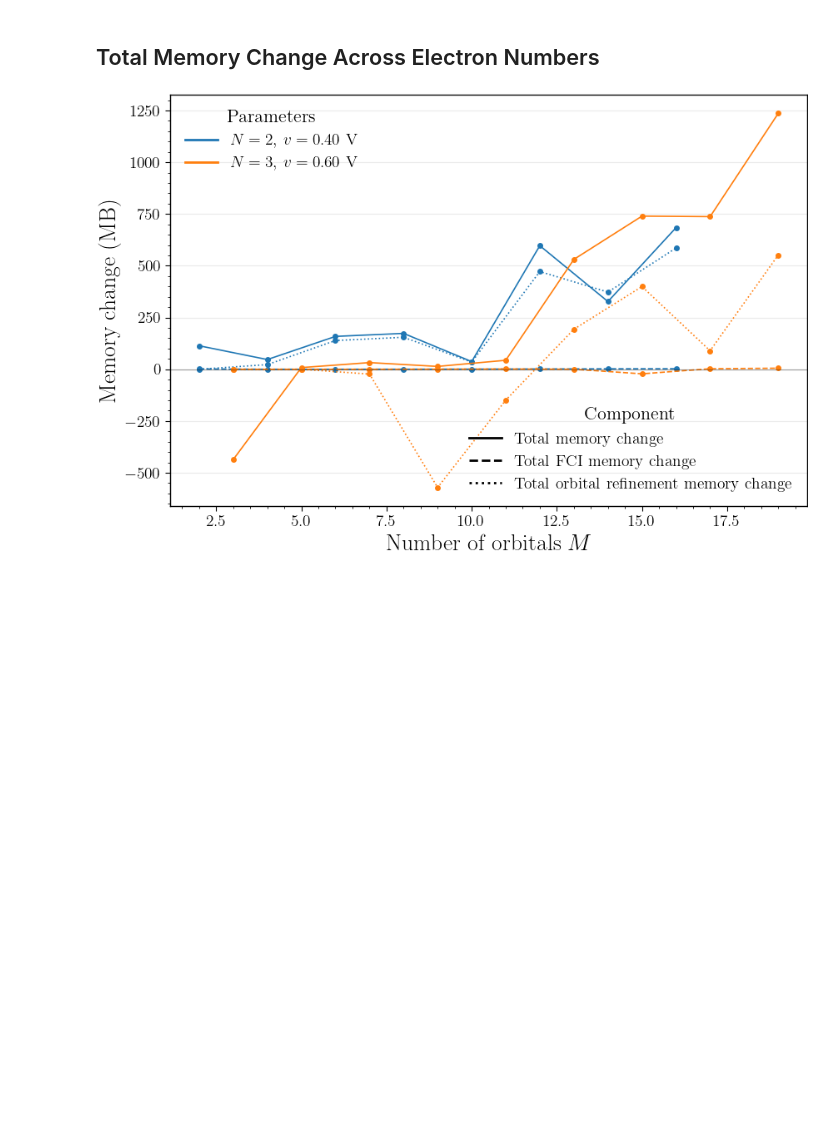
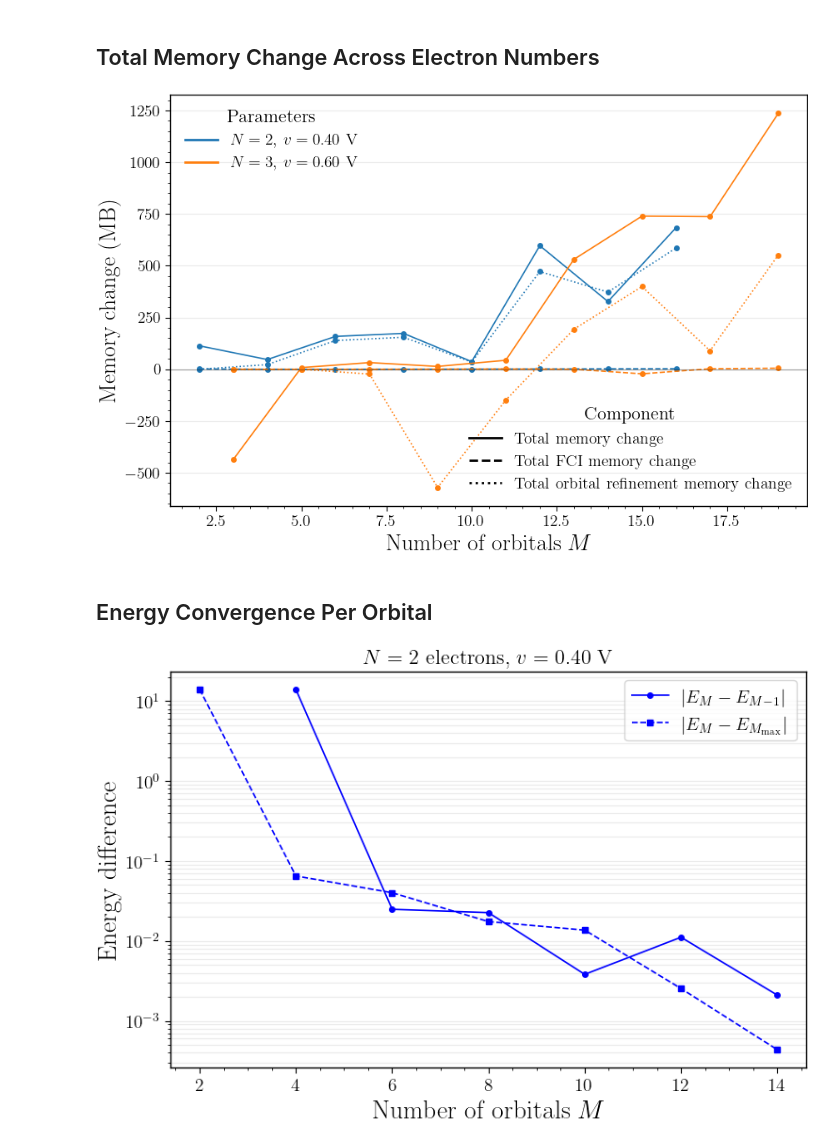
Before and after one commit to LeanderReascos/QDots, a Jupyter notebook: charge_stability/single_dot_results.ipynb, the cells around one changed output. Saved outputs shown, nothing was run; the diff lists cells and outputs as text; code cells hidden in the pictures; blank space fills up the shorter version.

```diff
--- a/charge_stability/single_dot_results.ipynb
+++ b/charge_stability/single_dot_results.ipynb
@@ -643,3 +643,68 @@ save_current_figure(fig, 'single_dot_total_memory_change_components')
 plt.show()
 # %% [output]
 [figure]
+# %% [markdown]
+## Energy Convergence Per Orbital
+# %%
+energy_convergence_records = []
+fig, ax = plt.subplots(figsize=(8, 5.5))
+
+colors = ['blue', 'red']
+
+
+for (n_electrons, voltage), data_nv in results_df.groupby(['N', 'v']):
+    data_nv = data_nv.sort_values('n_orbitals').reset_index(drop=True)
+    max_row = data_nv.loc[data_nv['n_orbitals'].idxmax()]
+    max_orbitals = max_row['n_orbitals']
+    max_energy = max_row['energy']
+
+    previous_energy = data_nv['energy'].shift(1)
+    previous_orbitals = data_nv['n_orbitals'].shift(1)
+
+    convergence_nv = data_nv.assign(
+        M_max=max_orbitals,
+        E_M_max=max_energy,
+        previous_n_orbitals=previous_orbitals,
+        adjacent_energy_error=np.abs(data_nv['energy'] - previous_energy),
+        max_orbital_energy_error=np.abs(data_nv['energy'] - max_energy),
+    )
+
+    energy_convergence_records.append(convergence_nv)
+
+energy_convergence_df = pd.concat(energy_convergence_records, ignore_index=True)
+energy_convergence_plot_df = energy_convergence_df[
+    energy_convergence_df['n_orbitals'] < energy_convergence_df['M_max']
+].copy()
+
+for (n_electrons, voltage), data_nv in energy_convergence_plot_df.groupby(['N', 'v']):
+    data_nv = data_nv.sort_values('n_orbitals')
+
+    color = colors[n_electrons - 2]
+
+    adjacent_data = data_nv.dropna(subset=['adjacent_energy_error'])
+    ax.plot(
+        adjacent_data['n_orbitals'],
+        adjacent_data['adjacent_energy_error'],
+        linestyle='-',
+        marker='o',
+        color=color
+    )
+    ax.plot(
+        data_nv['n_orbitals'],
+        data_nv['max_orbital_energy_error'],
+        linestyle='--',
+        marker='s',
+        color=color
+    )
+
+    ax.set_title(electron_title(n_electrons, data_nv))
+    ax.set_xlabel('Number of orbitals $M$')
+    ax.set_ylabel('Energy difference')
+    ax.set_yscale('log')
+    ax.grid(True, which='both', axis='y', alpha=0.25)
+
+    fig.tight_layout()
+    save_current_figure(fig, f'single_dot_N{int(n_electrons)}_energy_convergence')
+    plt.show()
+# %% [output]
+[figure, added]
```
Also changed, not shown: parts of 2 cells of this notebook, 26 other files.
